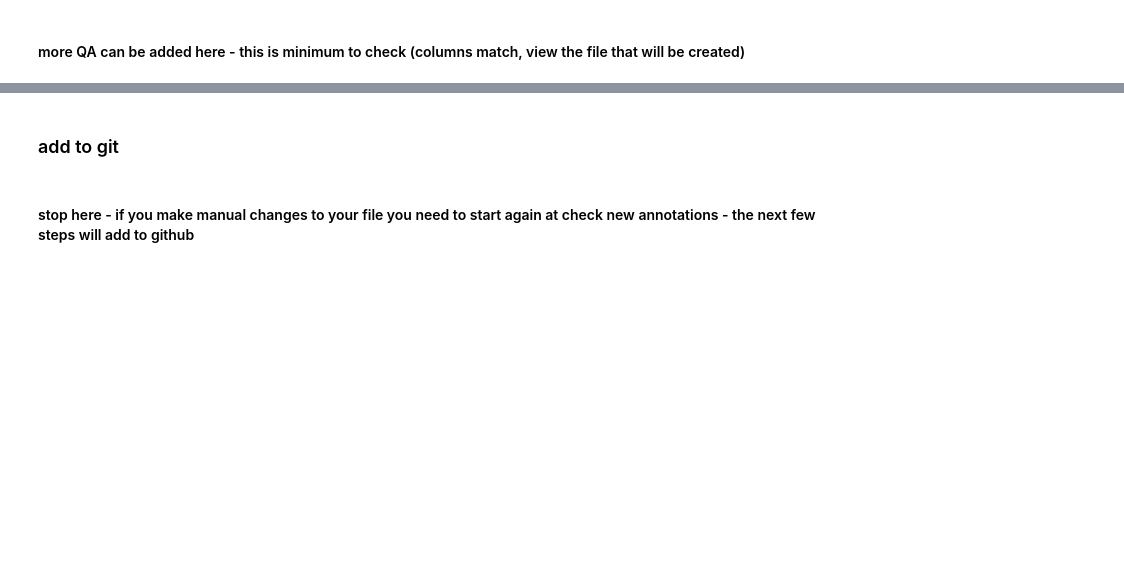
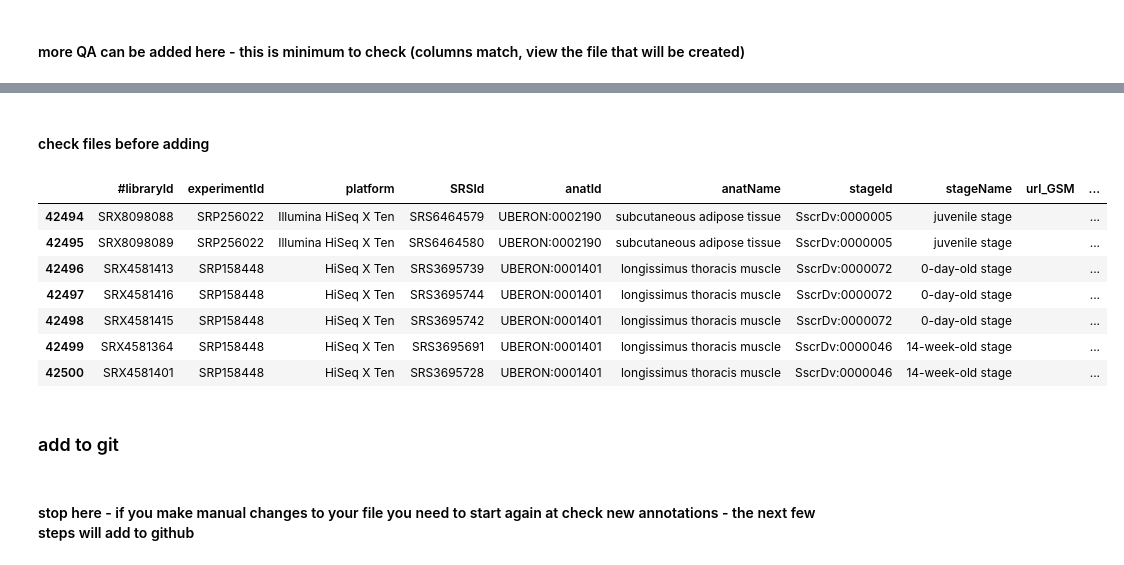
Before and after one commit to BgeeDB/expression-annotations-documents, a Jupyter notebook: bulk/1_basic_bulk_template.ipynb, the cells around one changed output, grey strips where cells are left out. Drawn from its saved outputs; the diff is of its cells as text; code cells hidden in the pictures; blank space fills up the shorter version.

```diff
--- a/bulk/1_basic_bulk_template.ipynb
+++ b/bulk/1_basic_bulk_template.ipynb
@@ -131,2 +197,20 @@ library_git_plus_new.tail(n = 20)
+# %% [markdown]
+#### check files before adding
+# %%
+library_git_plus_new = pd.concat([git_library, library_to_add], ignore_index = True, sort = False)
+old_length = git_library.shape[0]
+start = old_length - 2
+end = old_length + 5
+view_lib = library_git_plus_new.iloc[start:end]
+view_lib
+# %% [output]
+|  | #libraryId | experimentId | platform | SRSId | anatId | anatName | stageId | stageName | url_GSM | ... |
+| 42494 | SRX8098088 | SRP256022 | Illumina HiSeq X Ten | SRS6464579 | UBERON:0002190 | subcutaneous adipose tissue | SscrDv:0000005 | juvenile stage |  | ... |
+| 42495 | SRX8098089 | SRP256022 | Illumina HiSeq X Ten | SRS6464580 | UBERON:0002190 | subcutaneous adipose tissue | SscrDv:0000005 | juvenile stage |  | ... |
+| 42496 | SRX4581413 | SRP158448 | HiSeq X Ten | SRS3695739 | UBERON:0001401 | longissimus thoracis muscle | SscrDv:0000072 | 0-day-old stage |  | ... |
+| 42497 | SRX4581416 | SRP158448 | HiSeq X Ten | SRS3695744 | UBERON:0001401 | longissimus thoracis muscle | SscrDv:0000072 | 0-day-old stage |  | ... |
+| 42498 | SRX4581415 | SRP158448 | HiSeq X Ten | SRS3695742 | UBERON:0001401 | longissimus thoracis muscle | SscrDv:0000072 | 0-day-old stage |  | ... |
+| 42499 | SRX4581364 | SRP158448 | HiSeq X Ten | SRS3695691 | UBERON:0001401 | longissimus thoracis muscle | SscrDv:0000046 | 14-week-old stage |  | ... |
+| 42500 | SRX4581401 | SRP158448 | HiSeq X Ten | SRS3695728 | UBERON:0001401 | longissimus thoracis muscle | SscrDv:0000046 | 14-week-old stage |  | ... |
 # %%
 experiment_git_plus_new = pd.concat([git_experiment, experiment_to_add], ignore_index = True, sort = False)
```
Also changed, not shown: parts of 26 cells of this notebook, 18 other files.
